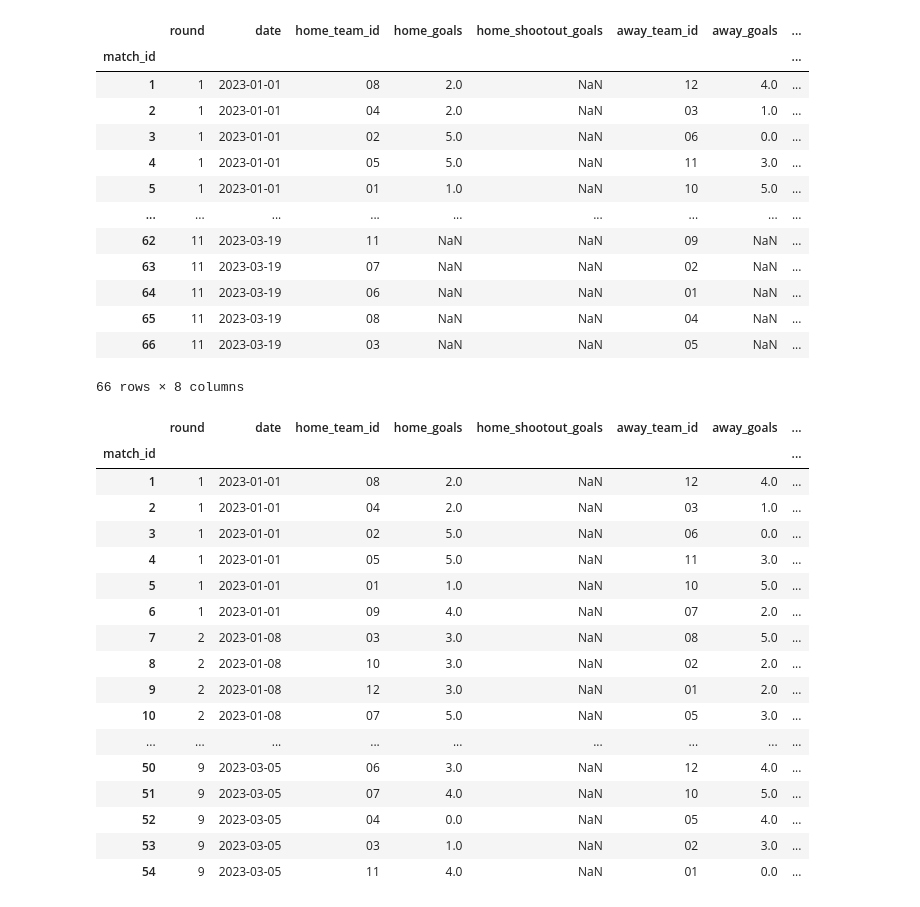
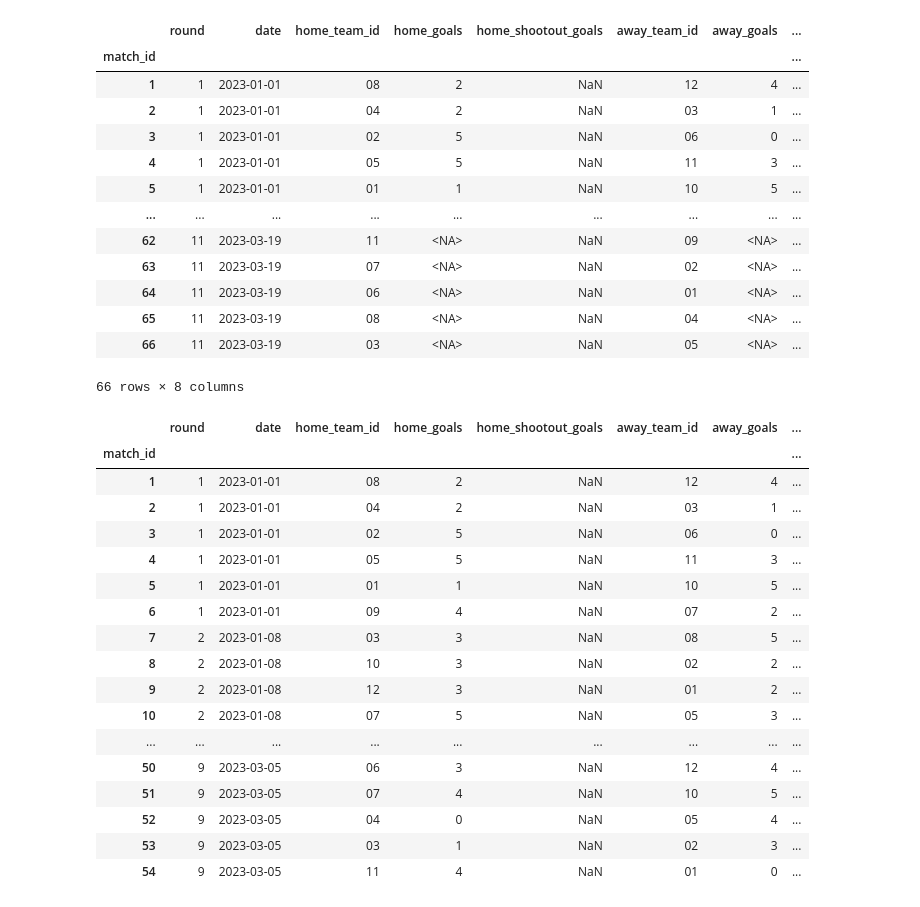
Before and after one commit to AGraciaSipan/kings-league, a Jupyter notebook: simulation.ipynb, the cells around one changed output. Drawn from its saved outputs; the diff is of its cells as text; code cells hidden in the pictures.

```diff
--- a/simulation.ipynb
+++ b/simulation.ipynb
@@ -8,49 +8,48 @@ from typing import Optional, Dict, Tuple, List
 from collections import defaultdict
 # %%
 # Read matches results
-matches = pd.read_excel("data/matches.xlsx", dtype={"round": int, "home_team_id": str, "away_team_id": str}, index_col=0)
+matches = pd.read_excel("data/matches.xlsx",
+                        dtype={"round": int, "home_team_id": str, "home_goals": 'Int64', "away_team_id": str, "away_goals": 'Int64'},
+                        index_col=0)
 matches
 # %% [output]
 |  | round | date | home_team_id | home_goals | home_shootout_goals | away_team_id | away_goals | ... |
 | match_id |  |  |  |  |  |  |  | ... |
-| 1 | 1 | 2023-01-01 | 08 | 2.0 | NaN | 12 | 4.0 | ... |
-| 2 | 1 | 2023-01-01 | 04 | 2.0 | NaN | 03 | 1.0 | ... |
-| 3 | 1 | 2023-01-01 | 02 | 5.0 | NaN | 06 | 0.0 | ... |
-| 4 | 1 | 2023-01-01 | 05 | 5.0 | NaN | 11 | 3.0 | ... |
-| 5 | 1 | 2023-01-01 | 01 | 1.0 | NaN | 10 | 5.0 | ... |
+| 1 | 1 | 2023-01-01 | 08 | 2 | NaN | 12 | 4 | ... |
+| 2 | 1 | 2023-01-01 | 04 | 2 | NaN | 03 | 1 | ... |
+| 3 | 1 | 2023-01-01 | 02 | 5 | NaN | 06 | 0 | ... |
+| 4 | 1 | 2023-01-01 | 05 | 5 | NaN | 11 | 3 | ... |
+| 5 | 1 | 2023-01-01 | 01 | 1 | NaN | 10 | 5 | ... |
 | ... | ... | ... | ... | ... | ... | ... | ... | ... |
-| 62 | 11 | 2023-03-19 | 11 | NaN | NaN | 09 | NaN | ... |
-| 63 | 11 | 2023-03-19 | 07 | NaN | NaN | 02 | NaN | ... |
-| 64 | 11 | 2023-03-19 | 06 | NaN | NaN | 01 | NaN | ... |
-| 65 | 11 | 2023-03-19 | 08 | NaN | NaN | 04 | NaN | ... |
-| 66 | 11 | 2023-03-19 | 03 | NaN | NaN | 05 | NaN | ... |
+| 62 | 11 | 2023-03-19 | 11 | <NA> | NaN | 09 | <NA> | ... |
+| 63 | 11 | 2023-03-19 | 07 | <NA> | NaN | 02 | <NA> | ... |
+| 64 | 11 | 2023-03-19 | 06 | <NA> | NaN | 01 | <NA> | ... |
+| 65 | 11 | 2023-03-19 | 08 | <NA> | NaN | 04 | <NA> | ... |
+| 66 | 11 | 2023-03-19 | 03 | <NA> | NaN | 05 | <NA> | ... |
 66 rows × 8 columns
 # %%
 # Drop rows with missing home_goals or away_goals values to get already played games
 played_games = matches.dropna(subset=['home_goals', 'away_goals'])
-
-# Calculate goal difference
-played_games = played_games.assign(goal_difference=abs(played_games["home_goals"] - played_games["away_goals"]))
 played_games
 # %% [output]
 |  | round | date | home_team_id | home_goals | home_shootout_goals | away_team_id | away_goals | ... |
 | match_id |  |  |  |  |  |  |  | ... |
-| 1 | 1 | 2023-01-01 | 08 | 2.0 | NaN | 12 | 4.0 | ... |
-| 2 | 1 | 2023-01-01 | 04 | 2.0 | NaN | 03 | 1.0 | ... |
-| 3 | 1 | 2023-01-01 | 02 | 5.0 | NaN | 06 | 0.0 | ... |
-| 4 | 1 | 2023-01-01 | 05 | 5.0 | NaN | 11 | 3.0 | ... |
-| 5 | 1 | 2023-01-01 | 01 | 1.0 | NaN | 10 | 5.0 | ... |
-| 6 | 1 | 2023-01-01 | 09 | 4.0 | NaN | 07 | 2.0 | ... |
-| 7 | 2 | 2023-01-08 | 03 | 3.0 | NaN | 08 | 5.0 | ... |
-| 8 | 2 | 2023-01-08 | 10 | 3.0 | NaN | 02 | 2.0 | ... |
-| 9 | 2 | 2023-01-08 | 12 | 3.0 | NaN | 01 | 2.0 | ... |
-| 10 | 2 | 2023-01-08 | 07 | 5.0 | NaN | 05 | 3.0 | ... |
+| 1 | 1 | 2023-01-01 | 08 | 2 | NaN | 12 | 4 | ... |
+| 2 | 1 | 2023-01-01 | 04 | 2 | NaN | 03 | 1 | ... |
+| 3 | 1 | 2023-01-01 | 02 | 5 | NaN | 06 | 0 | ... |
+| 4 | 1 | 2023-01-01 | 05 | 5 | NaN | 11 | 3 | ... |
+| 5 | 1 | 2023-01-01 | 01 | 1 | NaN | 10 | 5 | ... |
+| 6 | 1 | 2023-01-01 | 09 | 4 | NaN | 07 | 2 | ... |
+| 7 | 2 | 2023-01-08 | 03 | 3 | NaN | 08 | 5 | ... |
+| 8 | 2 | 2023-01-08 | 10 | 3 | NaN | 02 | 2 | ... |
+| 9 | 2 | 2023-01-08 | 12 | 3 | NaN | 01 | 2 | ... |
+| 10 | 2 | 2023-01-08 | 07 | 5 | NaN | 05 | 3 | ... |
 | ... | ... | ... | ... | ... | ... | ... | ... | ... |
-| 50 | 9 | 2023-03-05 | 06 | 3.0 | NaN | 12 | 4.0 | ... |
-| 51 | 9 | 2023-03-05 | 07 | 4.0 | NaN | 10 | 5.0 | ... |
-| 52 | 9 | 2023-03-05 | 04 | 0.0 | NaN | 05 | 4.0 | ... |
-| 53 | 9 | 2023-03-05 | 03 | 1.0 | NaN | 02 | 3.0 | ... |
-| 54 | 9 | 2023-03-05 | 11 | 4.0 | NaN | 01 | 0.0 | ... |
+| 50 | 9 | 2023-03-05 | 06 | 3 | NaN | 12 | 4 | ... |
+| 51 | 9 | 2023-03-05 | 07 | 4 | NaN | 10 | 5 | ... |
+| 52 | 9 | 2023-03-05 | 04 | 0 | NaN | 05 | 4 | ... |
+| 53 | 9 | 2023-03-05 | 03 | 1 | NaN | 02 | 3 | ... |
+| 54 | 9 | 2023-03-05 | 11 | 4 | NaN | 01 | 0 | ... |
 # %%
 # Select rows where both home_goals and away_goals are missing to get unplayed games
 unplayed_games = matches[matches['home_goals'].isna() & matches['away_goals'].isna()]
```
Also changed, not shown: parts of 15 cells of this notebook, 1 other file.
